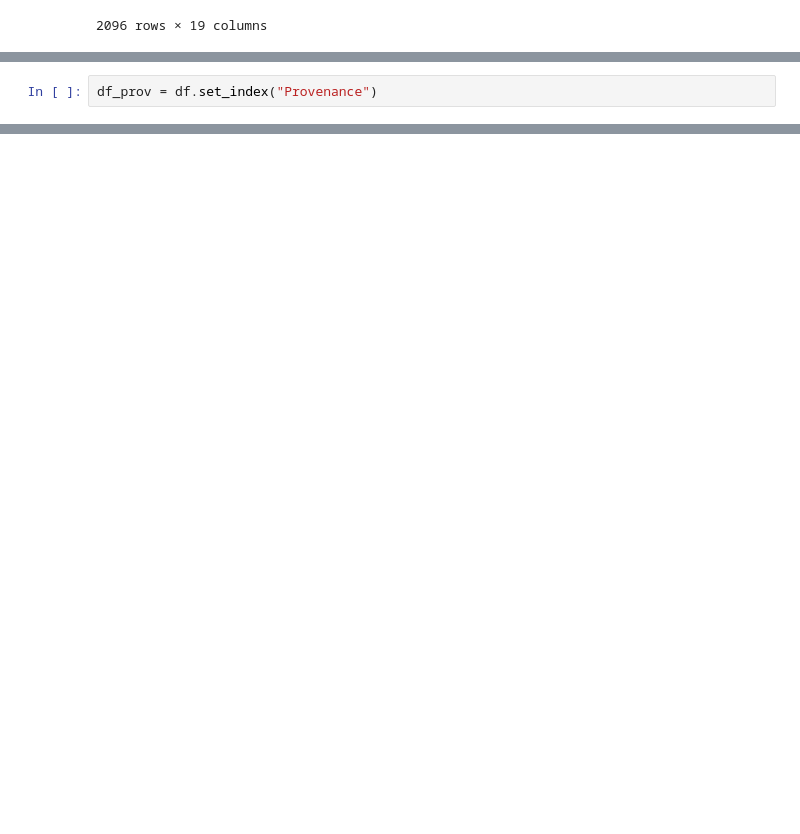
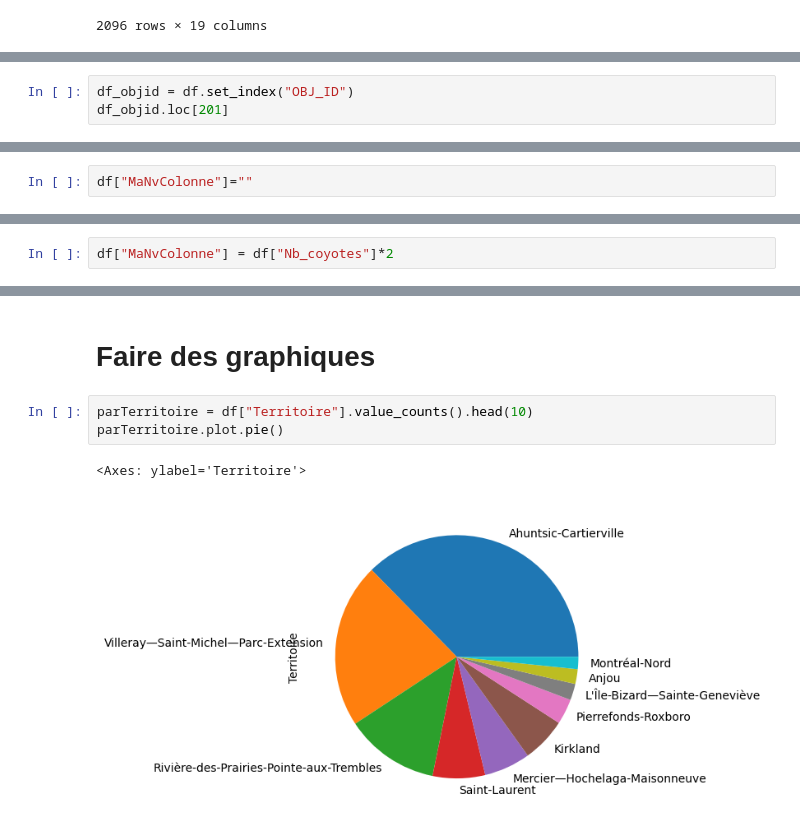
Before and after one commit to geocot/PythonAvance, a Jupyter notebook: Science/Coyotes.ipynb, the cells around one changed output, grey strips where cells are left out. Drawn from its saved outputs; the diff is of its cells as text; blank space fills up the shorter version.

```diff
--- a/Science/Coyotes.ipynb
+++ b/Science/Coyotes.ipynb
@@ -38,0 +64,3 @@ df.head(10)
+# %%
+df_objid = df.set_index("OBJ_ID")
+df_objid.loc[201]
@@ -39 +168,3 @@ df.head(10)
+# %%
+df["MaNvColonne"]=""
 # %%
@@ -43 +186,3 @@ df.shape
+# %%
+df["MaNvColonne"] = df["Nb_coyotes"]*2
 # %%
@@ -64,2 +207,0 @@ Name: Nb_coyotes, dtype: float64
-# %%
-df_prov = df.set_index("Provenance")
@@ -97,0 +240,8 @@ Name: Provenance, Length: 2096, dtype: object
+# %% [markdown]
+# Faire des graphiques
+# %%
+parTerritoire = df["Territoire"].value_counts().head(10)
+parTerritoire.plot.pie()
+# %% [output]
+<Axes: ylabel='Territoire'>
+[figure, added]
```
Also changed, not shown: parts of 25 cells of this notebook, 6 other files.
